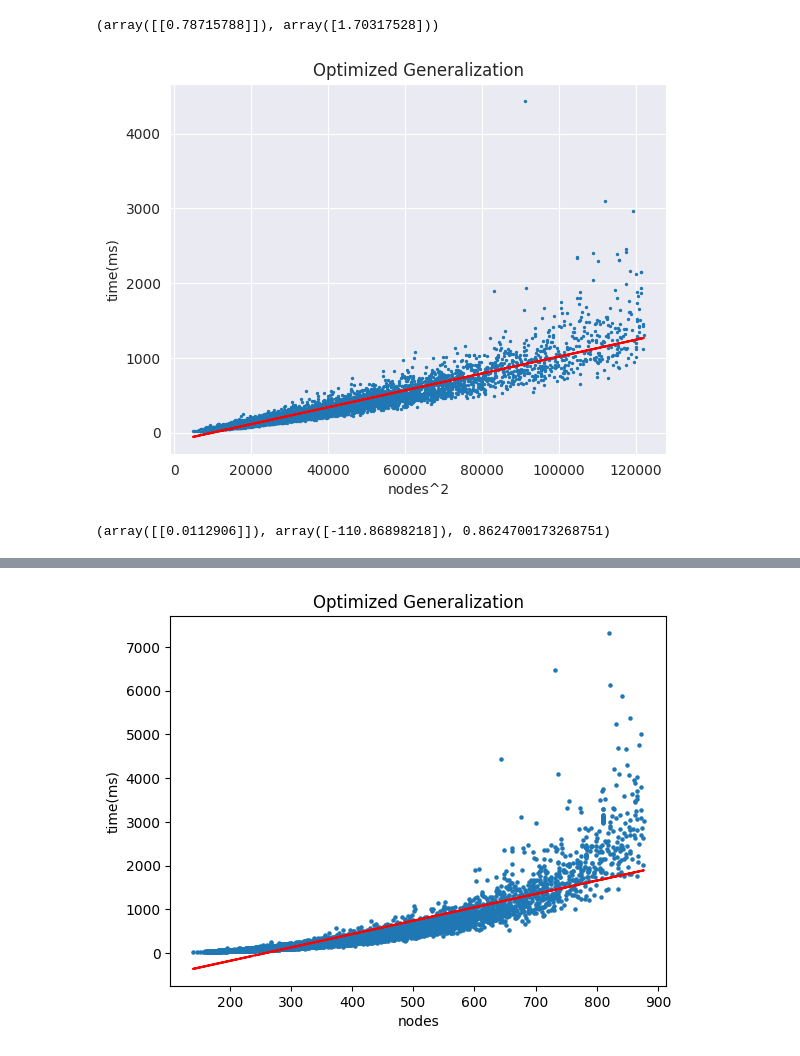
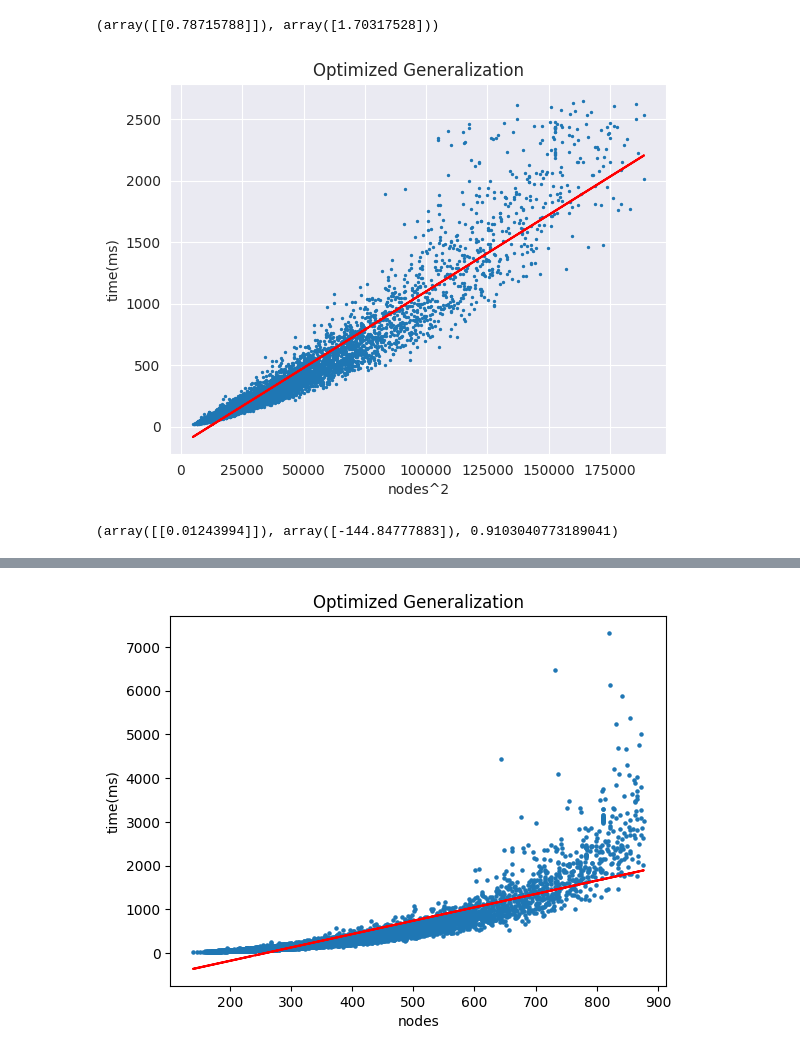
Before and after one commit to mreza-kiani/graph-generalization-algorithm, a Jupyter notebook: src/main/resources/scripts/performance/analyzer.ipynb, the cells around one changed output, grey strips where cells are left out. Saved outputs shown, nothing was run; the diff lists cells and outputs as text; code cells hidden in the pictures.

```diff
--- a/src/main/resources/scripts/performance/analyzer.ipynb
+++ b/src/main/resources/scripts/performance/analyzer.ipynb
@@ -171,6 +172,10 @@ plt.show()
 # %%
 cdf = pd.read_csv("GeneralizationOnCodeSearchNetData.csv")
 ocdf = pd.read_csv("OptimizedGeneralizationOnCodeSearchNetData.csv")
+ocdf2 = pd.read_csv("OptimizedGeneralizationOnCodeSearchNetDataV2.csv")
+ocdf['g1_edges'] = ocdf2['g1_edges']
+ocdf['g2_edges'] = ocdf2['g2_edges']
+ocdf['generalization_edges'] = ocdf2['generalization_edges']
 cdf2 = pd.read_csv("AUASTOnCodeSearchNetData.csv")
 ocdf.head()
 # %% [output]
@@ -737,10 +759,13 @@ linear_regression_of(df, 'log_uncommon_nodes', 'log_time', x_label='log(uncommon
 [figure]
 (array([[0.78715788]]), array([1.70317528]))
 # %%
-quantile = merged['nodes^2_x'].quantile(0.95)
-plt_df = merged[merged['nodes^2_x'] < quantile]
+quantile = merged['nodes^2_y'].quantile(0.99)
+plt_df = merged[merged['nodes^2_y'] < quantile]
+
+quantile = plt_df['time_y'].quantile(0.99)
+plt_df = plt_df[plt_df['time_y'] < quantile]
 
 linear_regression_of(plt_df, 'nodes^2_x', 'time_y', x_label='nodes^2', y_label='time(ms)', title='Optimized Generalization')
 # %% [output]
-[figure, old version]
+[figure, new version]
-(array([[0.0112906]]), array([-110.86898218]), 0.8624700173268751)
+(array([[0.01243994]]), array([-144.84777883]), 0.9103040773189041)
```
Also changed, not shown: parts of 14 cells of this notebook, 2 other files.
